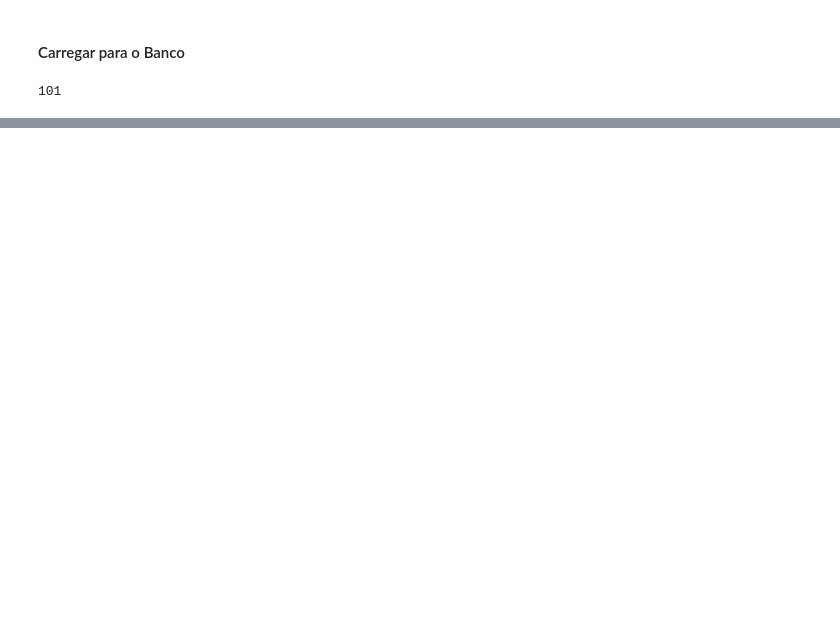
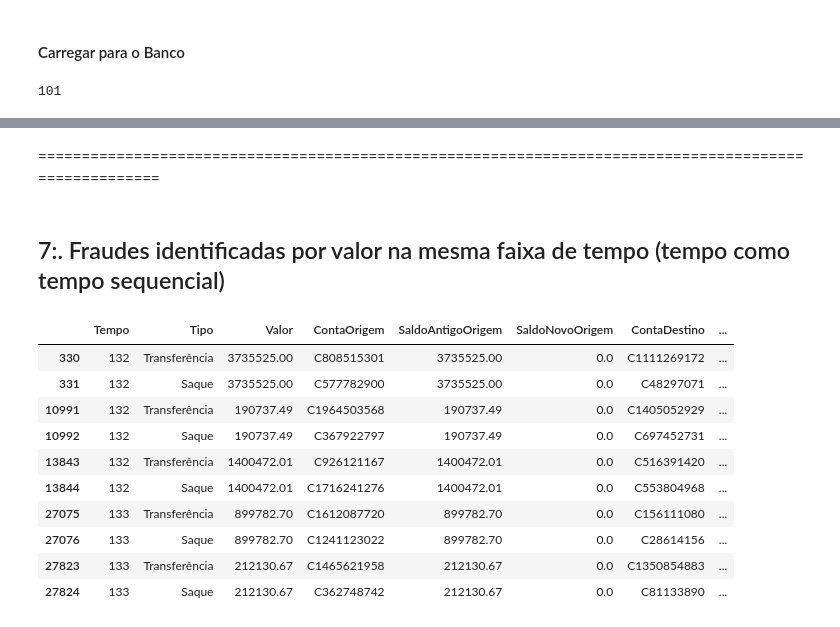
Before and after one commit to DanielsOfficial0102/FraudDetection-BlueShiftAcademy, a Jupyter notebook: ETL.ipynb, the cells around one changed output, grey strips where cells are left out. Saved outputs shown, nothing was run; the diff lists cells and outputs as text; code cells hidden in the pictures; blank space fills up the shorter version.

```diff
--- a/ETL.ipynb
+++ b/ETL.ipynb
@@ -78,7 +96,7 @@ server = retornaCredenciais("db-academy-server")
 database = retornaCredenciais("db-academy-database")
 username = retornaCredenciais("db-academy-user")
 password = retornaCredenciais("db-academy-password")
-driver= '{ODBC Driver 18 for SQL Server}'
+driver= '{ODBC Driver 17 for SQL Server}'
 
 server = server
 database = database
@@ -87,7 +105,7 @@ password = password
 username = urllib.parse.quote_plus(username)
 
 # String de conexão com o SQL Server usando SQLAlchemy e pyodbc
-connection_string = rf'mssql+pyodbc://{username}:{password}@{server}/{database}?driver=ODBC+Driver+18+for+SQL+Server'
+connection_string = rf'mssql+pyodbc://{username}:{password}@{server}/{database}?driver=ODBC+Driver+17+for+SQL+Server'
 # Criando a engine de conexão
 engine = sqlalchemy.create_engine(connection_string)
 # %%
@@ -223,0 +497,44 @@ df.to_sql('projeto_daniel_danillo_matheus', con=engine, if_exists='replace', ind
+# %% [markdown]
+======================================================================================================
+# %% [markdown]
+## 7:. Fraudes identificadas por valor na mesma faixa de tempo (tempo como tempo sequencial)
+# %%
+# Filtrar transações fraudulentas
+df_fraudulentas = df[df['Fraude'] == 1].copy()
+
+#Verifica se há discrepâncias de valores em transações fraudulentas
+#Considerando valores muito altos ou baixos como discrepantes
+limite_superior = 1e6  # Limite superior arbitrário para valores discrepantes
+limite_inferior = 1e3  # Limite inferior arbitrário para valores relevantes
+
+# Verificar discrepâncias também nos saldos
+df_fraudulentas['Discrepancia'] = (
+    (df_fraudulentas['Valor'] > limite_superior) |
+    (df_fraudulentas['Valor'] < limite_inferior) |
+    (df_fraudulentas['SaldoAntigoOrigem'] != df_fraudulentas['SaldoNovoOrigem']) |
+    (df_fraudulentas['SaldoAntigoDestino'] != df_fraudulentas['SaldoNovoDestino'])
+)
+
+# Separar transações discrepantes
+df_discrepantes = df_fraudulentas[df_fraudulentas['Discrepancia'] == True]
+
+# Selecionar apenas as colunas de interesse
+colunas_interesse = ['Tempo', 'Tipo', 'Valor', 'ContaOrigem', 'SaldoAntigoOrigem', 'SaldoNovoOrigem',
+                     'ContaDestino', 'SaldoAntigoDestino', 'SaldoNovoDestino', 'Fraude', 'Discrepancia']
+
+df_discrepantes = df_discrepantes[colunas_interesse]
+
+# Exibir transações discrepantes
+display(df_discrepantes.head(10))
+# %% [output]
+|  | Tempo | Tipo | Valor | ContaOrigem | SaldoAntigoOrigem | SaldoNovoOrigem | ContaDestino | ... |
+| 330 | 132 | Transferência | 3735525.00 | C808515301 | 3735525.00 | 0.0 | C1111269172 | ... |
+| 331 | 132 | Saque | 3735525.00 | C577782900 | 3735525.00 | 0.0 | C48297071 | ... |
+| 10991 | 132 | Transferência | 190737.49 | C1964503568 | 190737.49 | 0.0 | C1405052929 | ... |
+| 10992 | 132 | Saque | 190737.49 | C367922797 | 190737.49 | 0.0 | C697452731 | ... |
+| 13843 | 132 | Transferência | 1400472.01 | C926121167 | 1400472.01 | 0.0 | C516391420 | ... |
+| 13844 | 132 | Saque | 1400472.01 | C1716241276 | 1400472.01 | 0.0 | C553804968 | ... |
+| 27075 | 133 | Transferência | 899782.70 | C1612087720 | 899782.70 | 0.0 | C156111080 | ... |
+| 27076 | 133 | Saque | 899782.70 | C1241123022 | 899782.70 | 0.0 | C28614156 | ... |
+| 27823 | 133 | Transferência | 212130.67 | C1465621958 | 212130.67 | 0.0 | C1350854883 | ... |
+| 27824 | 133 | Saque | 212130.67 | C362748742 | 212130.67 | 0.0 | C81133890 | ... |
```
Also changed, not shown: parts of 29 cells of this notebook.
